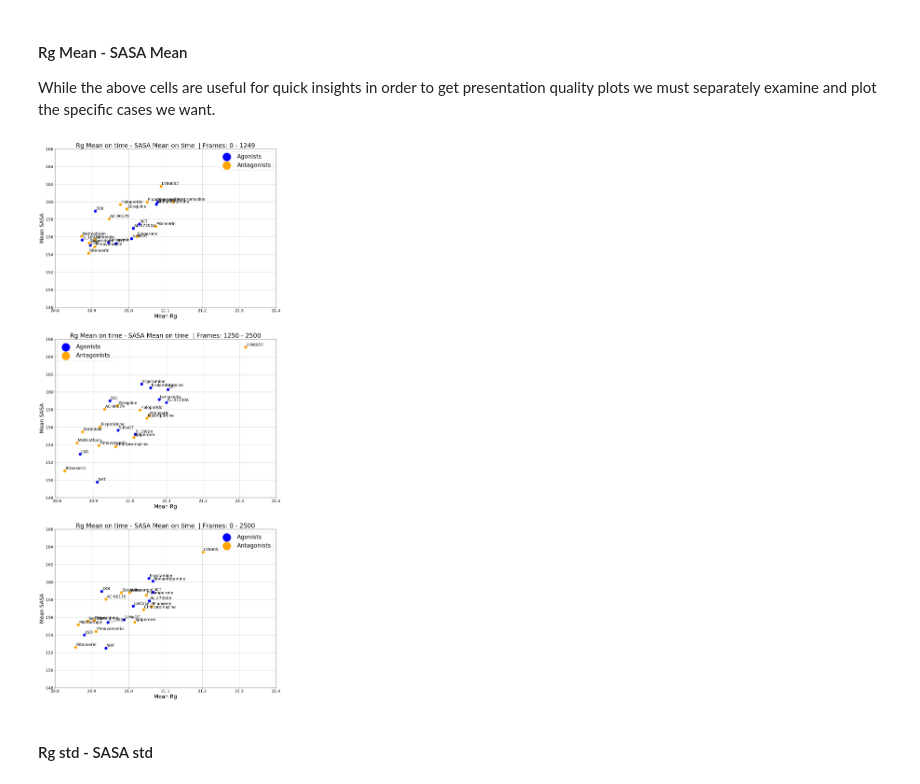
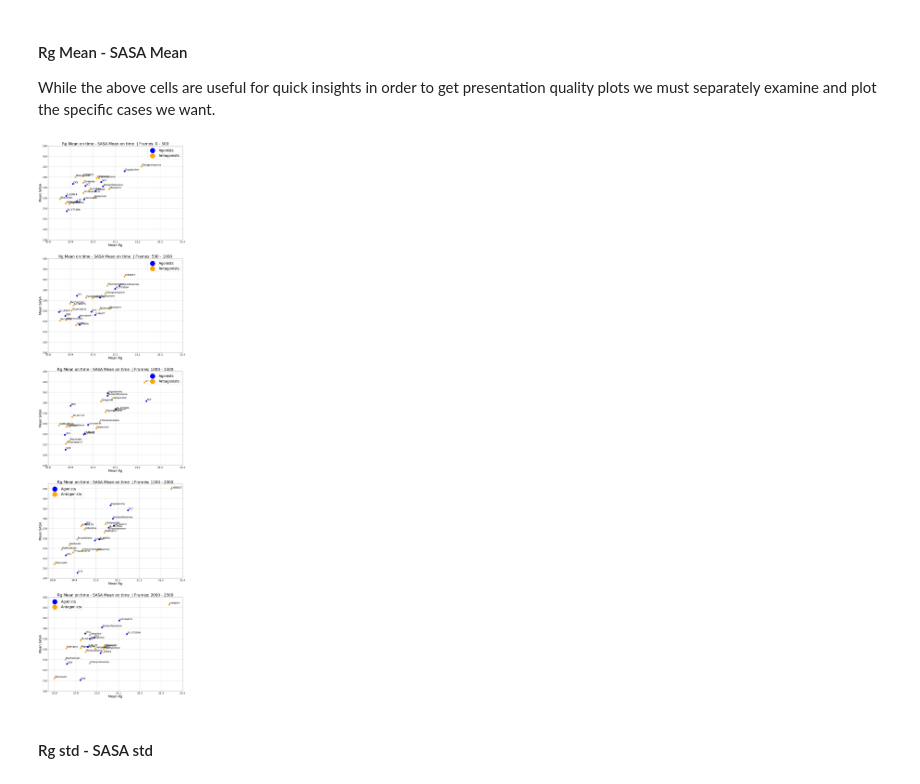
Before and after one commit to MikeXydas/MDSimsEval, a Jupyter notebook: MD_Analysis/AnalysisPipeline_5HT2A.ipynb, the cells around one changed output. Saved outputs shown, nothing was run; the diff lists cells and outputs as text; code cells hidden in the pictures.

```diff
--- a/MD_Analysis/AnalysisPipeline_5HT2A.ipynb
+++ b/MD_Analysis/AnalysisPipeline_5HT2A.ipynb
@@ -359,7 +360,8 @@ for which_dir in ['Agonists', 'Antagonists']:
         sasa_filepath = ""
         salts_directory = ""
         for file in files:
-            if file[-4:] == ".xtc":
+            if file[-4:] == ".xtc" and file[:3] != 'rms':
+                print(file)
                 traj = root_directory + which_dir + '/' + which_sim +'/' + file
             elif file[-4:] == ".pdb":
                 top = root_directory + which_dir + '/' + which_sim +'/' + file
@@ -2141,7 +2161,7 @@ plt.show()
 While the above cells are useful for quick insights in order to get presentation quality plots we must separately examine and plot the specific cases we want.
 # %%
 #  Set which windows to be plotted
-frame_windows = [[0, 1249], [1250, 2500], [0 , 2500]]
+frame_windows = [[0, 500], [500, 1000], [1000 , 1500], [1500, 2000], [2000, 2500]]
 
 rows = len(frame_windows)
 cols=1
@@ -2163,34 +2183,34 @@ for start, end in frame_windows:
     plt.scatter(agonists_rg_mean, agonists_sasa_mean, label="Agonists",color="blue", s=150)
     plt.scatter(antagonists_rg_mean, antagonists_sasa_mean, label="Antagonists", color="orange", s=150)
 
     # Annotate the plot by putting the name of the ligand on each dot
     for which_drug in range(len(analysis_actors_dict['Agonists'])):
         ax.annotate(analysis_actors_dict['Agonists'][which_drug][1].drug_name,
                     (agonists_rg_mean[which_drug] + 0.002,
                      agonists_sasa_mean[which_drug] + 0.15),
                      fontsize=18)
 
     for which_drug in range(len(analysis_actors_dict['Antagonists'])):
         ax.annotate(analysis_actors_dict['Antagonists'][which_drug][1].drug_name,
                     (antagonists_rg_mean[which_drug] + 0.002,
                      antagonists_sasa_mean[which_drug] + 0.15),
                     fontsize=18)
 
     plt.xlabel("Mean Rg", fontsize=24)
     plt.xticks(np.arange(20.8, 21.5, 0.1), fontsize=18)
     plt.yticks(np.arange(148, 168, 2), fontsize=18)
     plt.ylabel("Mean SASA", fontsize=24)
     plt.title(f"Rg Mean on time - SASA Mean on time  | Frames: {start} - {end}", fontsize=28)
     plt.legend(prop={'size': 26}, markerscale=3)
     plt.grid()
 
     plot_index += 1
 
 plt.savefig('figures/combined/rg_sasa_mean.png', format='png')
 
 plt.show()
 # %% [output]
-[figure, old version]
+[figure, new version]
 # %% [markdown]
 #### Rg std - SASA std
 # %%
```
Also changed, not shown: parts of 3 cells of this notebook.
